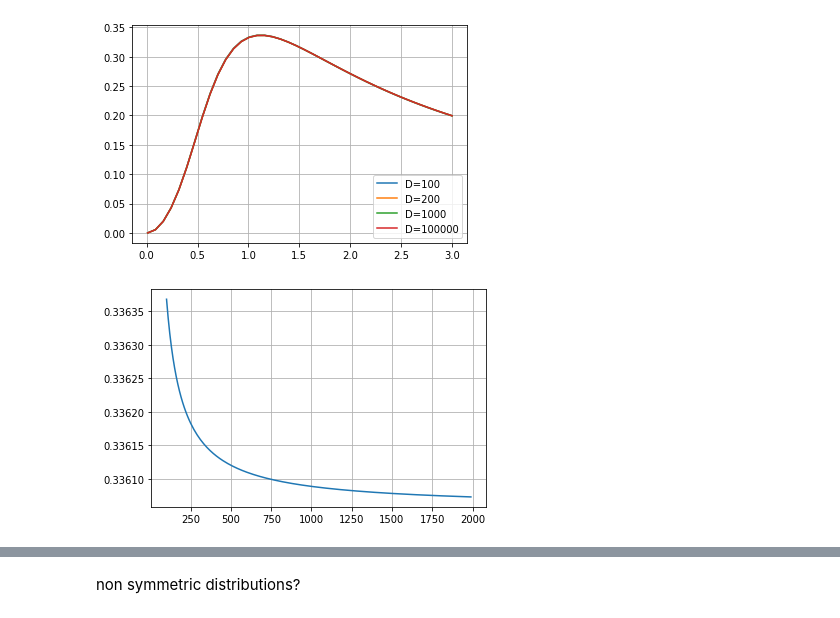
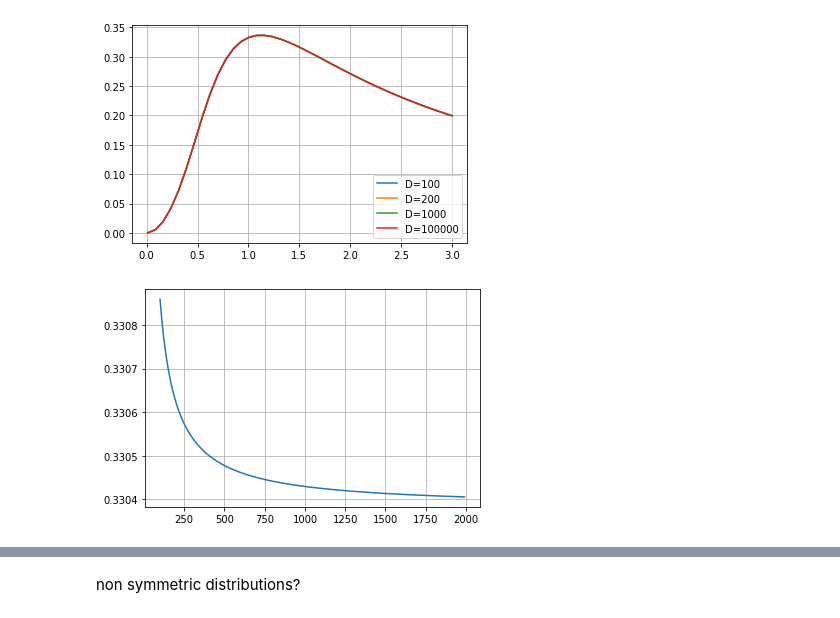
Before and after one commit to marwahaha/qaoa-local-competitors, a Jupyter notebook: hastings.ipynb, the cells around one changed output, grey strips where cells are left out. Saved outputs shown, nothing was run; the diff lists cells and outputs as text; code cells hidden in the pictures.

```diff
--- a/hastings.ipynb
+++ b/hastings.ipynb
@@ -920,7 +1005,7 @@ for D in [10, 30, 100]:
     cs = np.linspace(-0.5, 0, 100)
     outs = []
     for c in cs:
-        trials = 100000
+        trials = 10000
         outs.append(measure(trials, D, c))
     plt.plot(cs, outs, label="D=" + str(D))
 plt.legend()
@@ -1000,7 +1083,7 @@ plt.legend()
 <matplotlib.legend.Legend at 0x...>
 [figure]
 # %%
-D=200
+D=100
 zs = np.linspace(0.01, 3, 40)
 for n in range(0, 40, 5):
     plt.plot(zs, [D**0.5*get_perf_uniform(z, D, 20, n) for z in zs], label="n=" + str(n))
@@ -1163,7 +1238,7 @@ def get_all_rs(opts, n):
 # %%
 #hrss, modified
 inps = range(100, 2000, 10)
-plt.plot(inps, [D**0.5*approx_perf_discrete(1.1, D, [-1, 1]) for D in inps])
+plt.plot(inps, [D**0.5*approx_perf_discrete(1, D, [-1, 1]) for D in inps])
 plt.grid()
 # %% [output]
-[figure, old version]
+[figure, new version]
```
Also changed, not shown: parts of 59 cells of this notebook, 1 other file.
